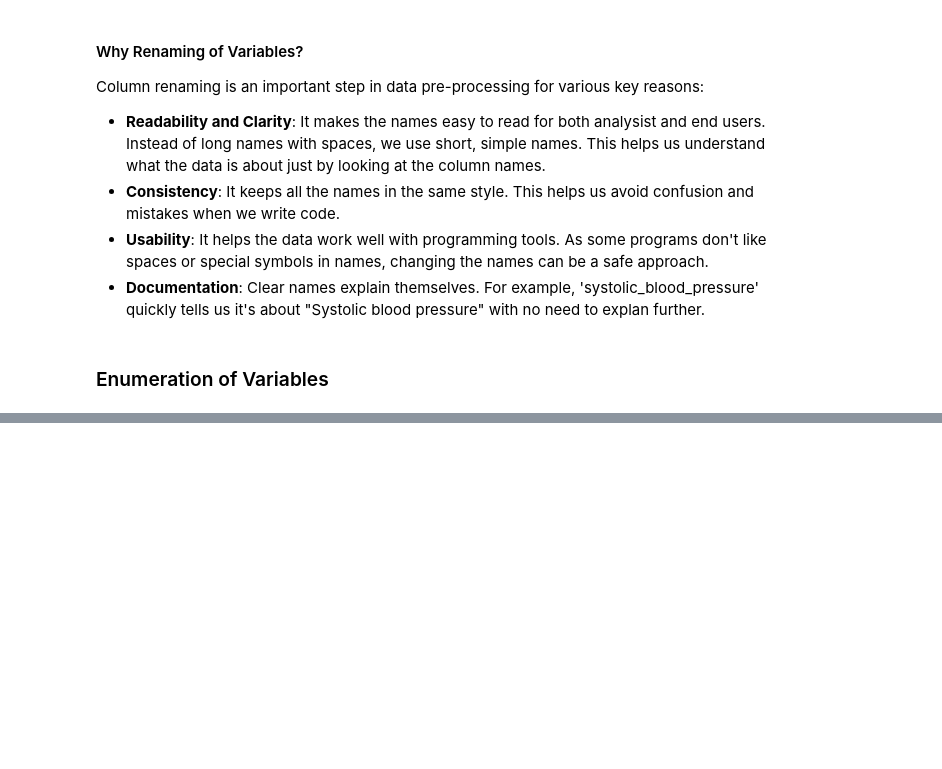
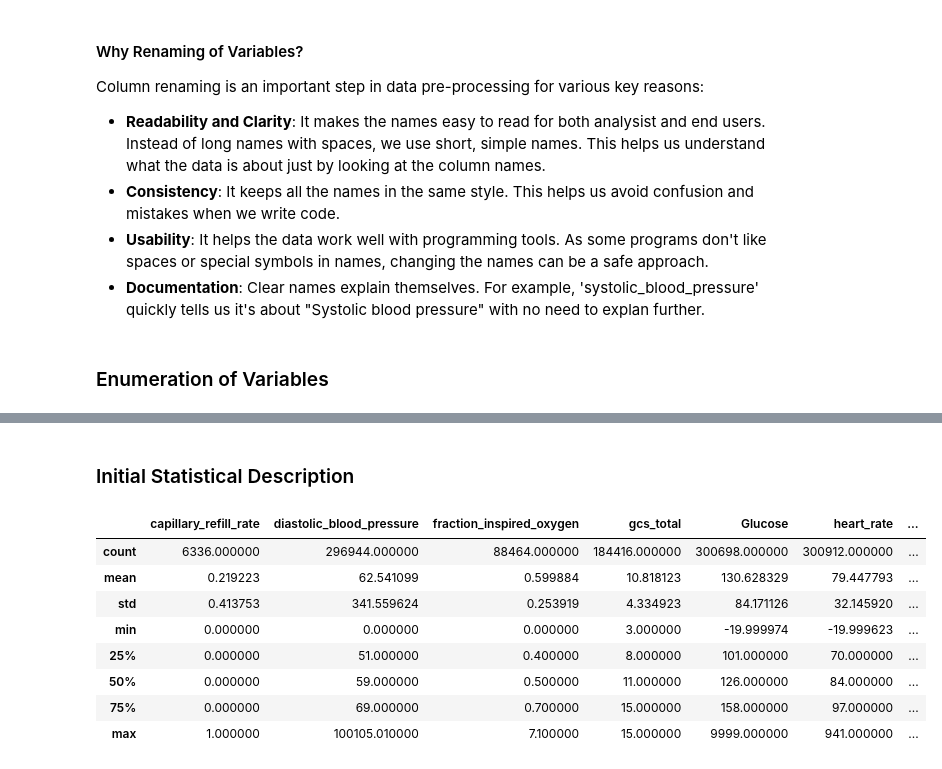
Before and after one commit to jackieMboyaAchieng/Applied-Machine-Learning, a Jupyter notebook: Assignments/assigment 1/Data Pre-processing.ipynb, the cells around one changed output, grey strips where cells are left out. Drawn from its saved outputs; the diff is of its cells as text; code cells hidden in the pictures; blank space fills up the shorter version.

```diff
--- a/Assignments/assigment 1/Data Pre-processing.ipynb
+++ b/Assignments/assigment 1/Data Pre-processing.ipynb
@@ -125,0 +252,14 @@ Column renaming is an important step in data pre-processing for various key reas
+# %% [markdown]
+### Initial Statistical Description
+# %%
+df.describe()  # For numerical variables
+# %% [output]
+|  | capillary_refill_rate | diastolic_blood_pressure | fraction_inspired_oxygen | gcs_total | Glucose | heart_rate | ... |
+| count | 6336.000000 | 296944.000000 | 88464.000000 | 184416.000000 | 300698.000000 | 300912.000000 | ... |
+| mean | 0.219223 | 62.541099 | 0.599884 | 10.818123 | 130.628329 | 79.447793 | ... |
+| std | 0.413753 | 341.559624 | 0.253919 | 4.334923 | 84.171126 | 32.145920 | ... |
+| min | 0.000000 | 0.000000 | 0.000000 | 3.000000 | -19.999974 | -19.999623 | ... |
+| 25% | 0.000000 | 51.000000 | 0.400000 | 8.000000 | 101.000000 | 70.000000 | ... |
+| 50% | 0.000000 | 59.000000 | 0.500000 | 11.000000 | 126.000000 | 84.000000 | ... |
+| 75% | 0.000000 | 69.000000 | 0.700000 | 15.000000 | 158.000000 | 97.000000 | ... |
+| max | 1.000000 | 100105.010000 | 7.100000 | 15.000000 | 9999.000000 | 941.000000 | ... |
```
Also changed, not shown: parts of 14 cells of this notebook.
